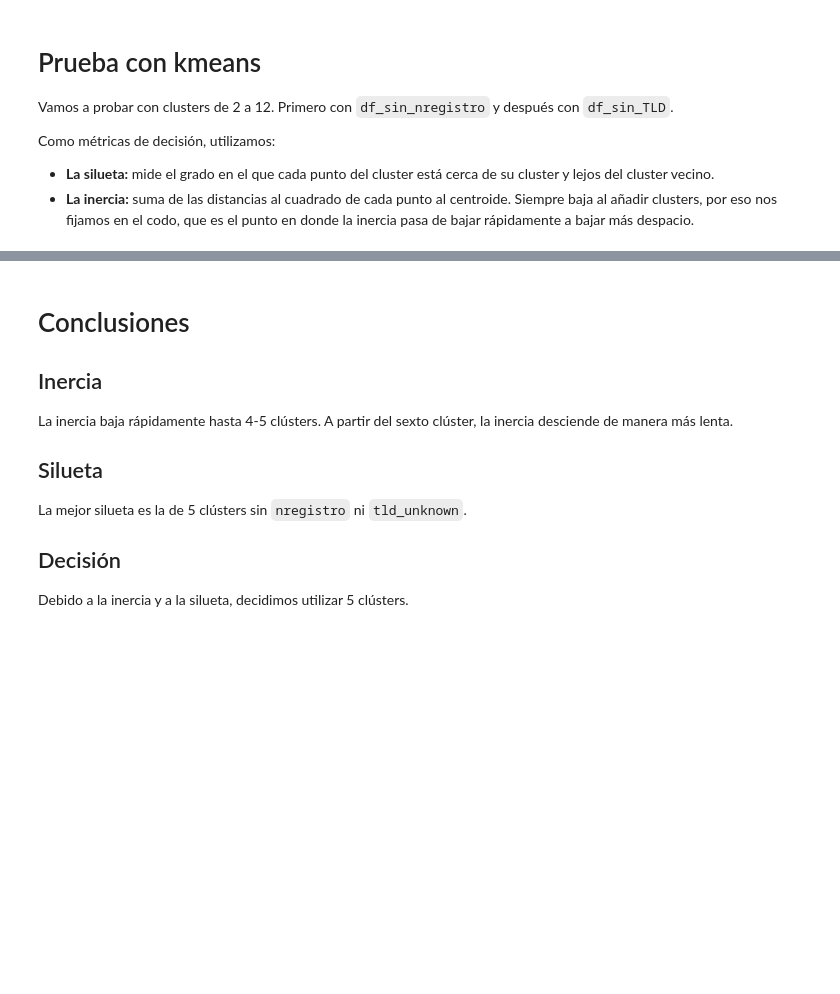
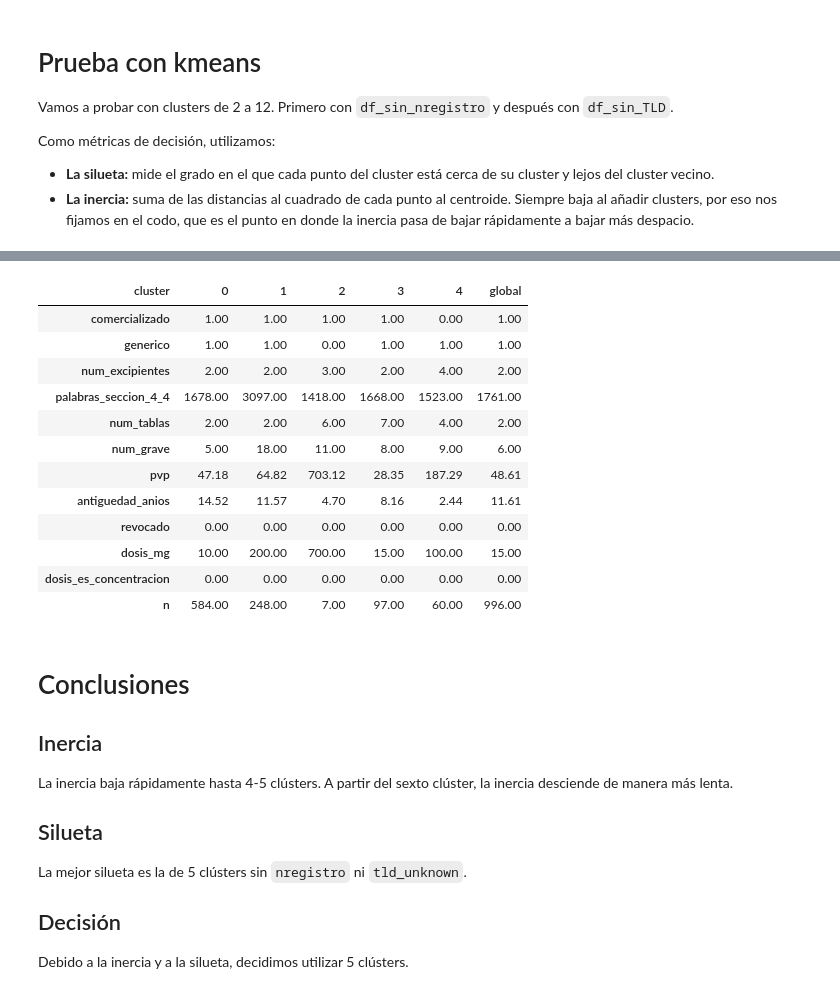
Before and after one commit to arboness/biodatapharma, a Jupyter notebook: src/biodatapharma/hu5.ipynb, the cells around one changed output, grey strips where cells are left out. Drawn from its saved outputs; the diff is of its cells as text; code cells hidden in the pictures; blank space fills up the shorter version.

```diff
--- a/src/biodatapharma/hu5.ipynb
+++ b/src/biodatapharma/hu5.ipynb
@@ -94,3 +99,35 @@ plt.show()
+# %%
+km = KMeans(n_clusters=5, n_init=10, random_state=42)
+etiquetas = km.fit_predict(df_sin_TLD)
+
+df[["nregistro"]].assign(cluster=etiquetas).to_csv(RUTA_SALIDA, index=False)
+# %%
+df_raw = pd.read_csv(RUTA_DATOS_ORIGINAL)
+df_raw["cluster"] = etiquetas
+
+datos = df_raw.drop(columns=["nregistro", "tld_unknown"])
+
+tabla = datos.groupby("cluster").median(numeric_only=True)
+tabla.loc["global"] = datos.drop(columns=["cluster"]).median(numeric_only=True)
+
+tabla["n"] = datos["cluster"].value_counts()
+tabla.loc["global", "n"] = len(datos)
+
+tabla.T.round(2)
+# %% [output]
+| cluster | 0 | 1 | 2 | 3 | 4 | global |
+| comercializado | 1.00 | 1.00 | 1.00 | 1.00 | 0.00 | 1.00 |
+| generico | 1.00 | 1.00 | 0.00 | 1.00 | 1.00 | 1.00 |
+| num_excipientes | 2.00 | 2.00 | 3.00 | 2.00 | 4.00 | 2.00 |
+| palabras_seccion_4_4 | 1678.00 | 3097.00 | 1418.00 | 1668.00 | 1523.00 | 1761.00 |
+| num_tablas | 2.00 | 2.00 | 6.00 | 7.00 | 4.00 | 2.00 |
+| num_grave | 5.00 | 18.00 | 11.00 | 8.00 | 9.00 | 6.00 |
+| pvp | 47.18 | 64.82 | 703.12 | 28.35 | 187.29 | 48.61 |
+| antiguedad_anios | 14.52 | 11.57 | 4.70 | 8.16 | 2.44 | 11.61 |
+| revocado | 0.00 | 0.00 | 0.00 | 0.00 | 0.00 | 0.00 |
+| dosis_mg | 10.00 | 200.00 | 700.00 | 15.00 | 100.00 | 15.00 |
+| dosis_es_concentracion | 0.00 | 0.00 | 0.00 | 0.00 | 0.00 | 0.00 |
+| n | 584.00 | 248.00 | 7.00 | 97.00 | 60.00 | 996.00 |
 # %% [markdown]
 # Conclusiones
 ## Inercia
```
Also changed, not shown: parts of 5 cells of this notebook, 7 other files.
